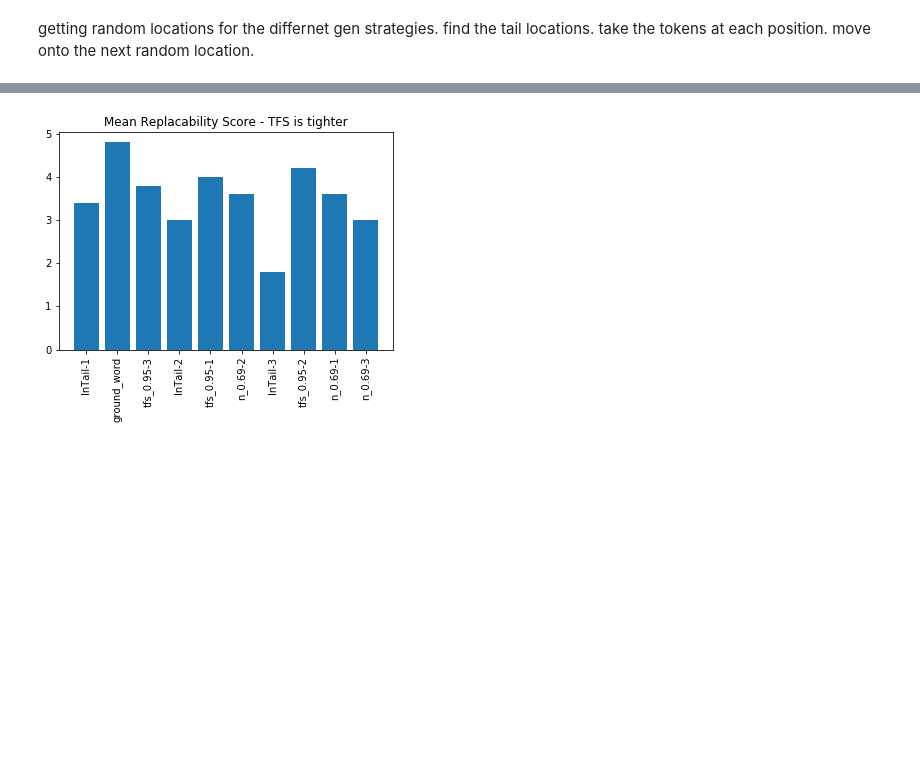
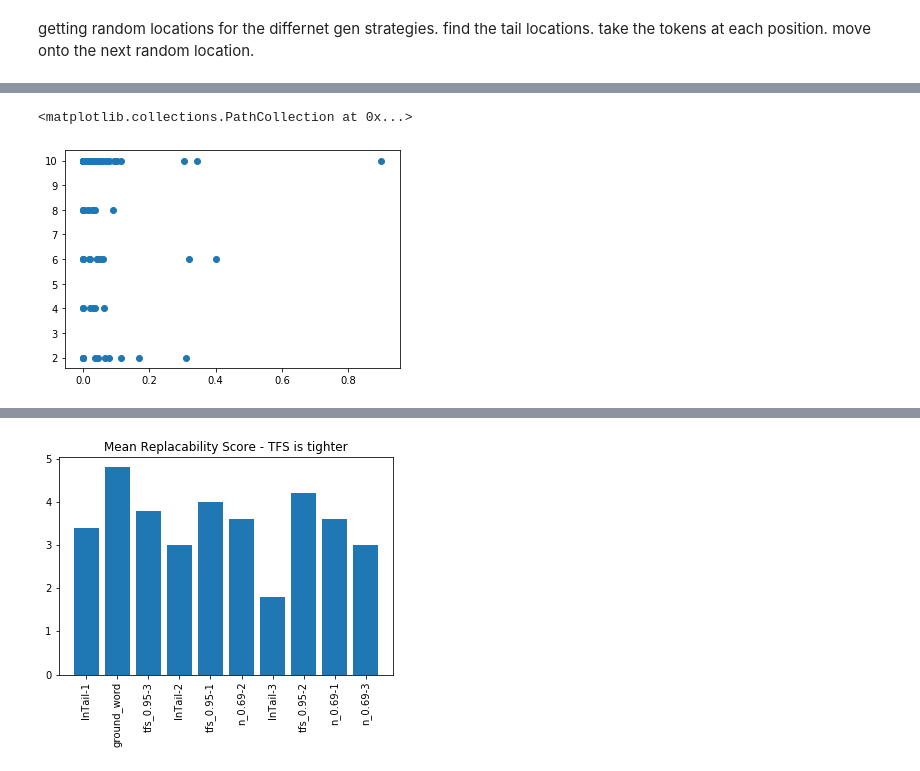
Before and after one commit to TrentBrick/tail-sampling, a Jupyter notebook: ProbabilityLocations-EvaluateSamples.ipynb, the cells around one changed output, grey strips where cells are left out. Drawn from its saved outputs; the diff is of its cells as text; code cells hidden in the pictures; blank space fills up the shorter version.

```diff
--- a/ProbabilityLocations-EvaluateSamples.ipynb
+++ b/ProbabilityLocations-EvaluateSamples.ipynb
@@ -378,17 +360,8 @@ methods_wanted[-2]
 # %%
-tfs_tighter = dict()
-nuc_tighter = dict()
-
+prd = dict()
 for ind, (r, a) in enumerate(zip(res, answer_orders)):
-    lose_method = results.loc[ind, 'looser_method']
     for r_el, a_el in zip(r,a):
-        if lose_method == tfs_label:
-            try:
-                nuc_tighter[a_el].append(r_el)
-            except:
-                nuc_tighter[a_el] = [r_el]
-        else:
-            try:
-                tfs_tighter[a_el].append(r_el)
-            except:
-                tfs_tighter[a_el] = [r_el]
+        try:
+            prd[a_el[1]].append(r_el)
+        except:
+            prd[a_el[1]] = [r_el]
@@ -397,0 +368,2 @@ nuc_tighter = pd.DataFrame(nuc_tighter)
+# %%
+prd = pd.DataFrame(prd).T
@@ -397,0 +379,5 @@ nuc_tighter = pd.DataFrame(nuc_tighter)
+# %%
+prd.reset_index(inplace=True)
+#prd.drop('index', axis=1, inplace=True)
+prd.columns = ['probs', 'rep']
+prd.head()
@@ -401,3 +394,11 @@ import utils
 
 reload(utils)
 from utils import *
+# %%
+prd['rep'] = prd['rep']*2
+# %%
+# do a scatter plot of this.
+plt.scatter(prd['probs'], prd['rep'])
+# %% [output]
+<matplotlib.collections.PathCollection at 0x...>
+[figure, added]
```
Also changed, not shown: parts of 32 cells of this notebook, 5 other files.
